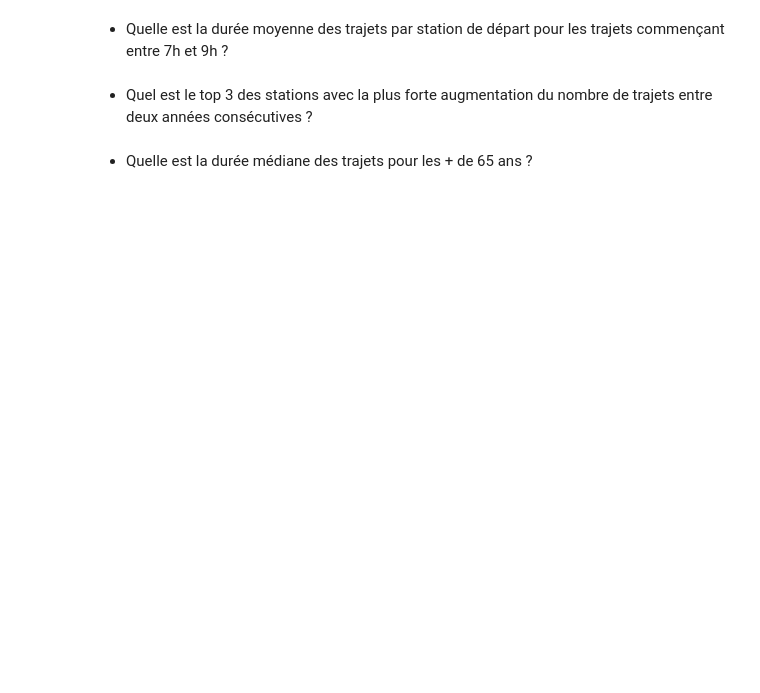
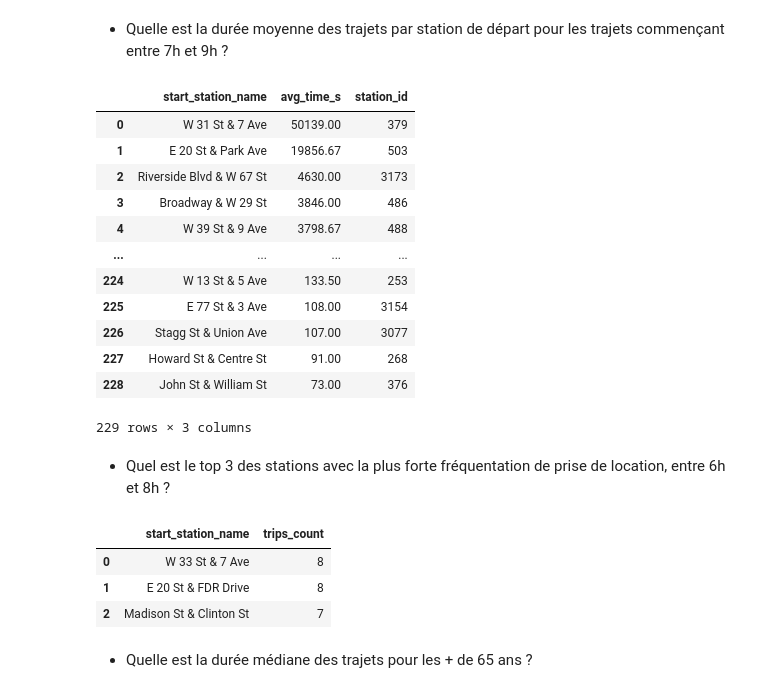
Before and after one commit to thomas-lefloch/mongo-operation, a Jupyter notebook: cas_pratique/cas_pratique_mongodb_2.ipynb, the cells around one changed output. Saved outputs shown, nothing was run; the diff lists cells and outputs as text; code cells hidden in the pictures; blank space fills up the shorter version.

```diff
--- a/cas_pratique/cas_pratique_mongodb_2.ipynb
+++ b/cas_pratique/cas_pratique_mongodb_2.ipynb
@@ -339,6 +411,79 @@ Puis, après avoir fait un nettoyage et écarté les locations suspectes, répon
 # %% [markdown]
 * Quelle est la durée moyenne des trajets par station de départ pour les trajets commençant entre 7h et 9h ?
+# %%
+res = collection.aggregate([
+    # TODO(maybe?): Exclure selon les anomalies pertinentes ? "short_rent", "bike_rent_before_end", ...
+    {"$match": {
+        "$expr": {
+            "$and": [
+                {"$gte": [{"$hour": "$start_time"}, 7]},
+                {"$lt": [{"$hour": "$start_time"}, 9]}
+            ]
+        }
+    }},
+    {"$group": {
+        "_id":  "$start_station_id",
+        "start_station_name": {"$first": "$start_station_name"},
+        "avg_time_s": {
+            "$avg": {
+                "$dateDiff": {
+                    "startDate": "$start_time",
+                    "endDate": "$stop_time",
+                    "unit": "second"
+                }
+            }
+        },
+        # "avg_time_s": {"$avg": "$tripduration"},
+    }},
+    {"$sort": {"avg_time_s": -1}}
+    # {"$limit": 10}
+]).to_list()
+
+res = df(res)
+res["avg_time_s"] = res["avg_time_s"].round(2)
+res["station_id"] = res["_id"]
+display(res.drop("_id", axis=1))
+# %% [output]
+|  | start_station_name | avg_time_s | station_id |
+| 0 | W 31 St & 7 Ave | 50139.00 | 379 |
+| 1 | E 20 St & Park Ave | 19856.67 | 503 |
+| 2 | Riverside Blvd & W 67 St | 4630.00 | 3173 |
+| 3 | Broadway & W 29 St | 3846.00 | 486 |
+| 4 | W 39 St & 9 Ave | 3798.67 | 488 |
+| ... | ... | ... | ... |
+| 224 | W 13 St & 5 Ave | 133.50 | 253 |
+| 225 | E 77 St & 3 Ave | 108.00 | 3154 |
+| 226 | Stagg St & Union Ave | 107.00 | 3077 |
+| 227 | Howard St & Centre St | 91.00 | 268 |
+| 228 | John St & William St | 73.00 | 376 |
+229 rows × 3 columns
 # %% [markdown]
-* Quel est le top 3 des stations avec la plus forte augmentation du nombre de trajets entre deux années consécutives ?
+* Quel est le top 3 des stations avec la plus forte fréquentation de prise de location, entre 6h et 8h ?
+# %%
+res = collection.aggregate([
+    {"$match": { # Tous le trajets qui ont fréquenté une station entre 6 et 8 heures
+        "$expr": {
+            "$and": [
+                {"$gte": [{"$hour": "$start_time"}, 6]},
+                {"$lt": [{"$hour": "$start_time"}, 8]}
+            ],
+        }
+    }},
+    {"$group": { # on voudrais groupé par station_id (soit start, soit end)
+        "_id":  "$start_station_id",
+        "start_station_name": {"$first": "$start_station_name"},
+        "trips_count": {"$count": {}}
+    }},
+    {"$sort": {"trips_count": -1}},
+    {"$limit": 3}
+]).to_list()
+
+res = df(res)
+display(res.drop("_id", axis=1))
+# %% [output]
+|  | start_station_name | trips_count |
+| 0 | W 33 St & 7 Ave | 8 |
+| 1 | E 20 St & FDR Drive | 8 |
+| 2 | Madison St & Clinton St | 7 |
 # %% [markdown]
 * Quelle est la durée médiane des trajets pour les + de 65 ans ?
```
Also changed, not shown: parts of 15 cells of this notebook.
